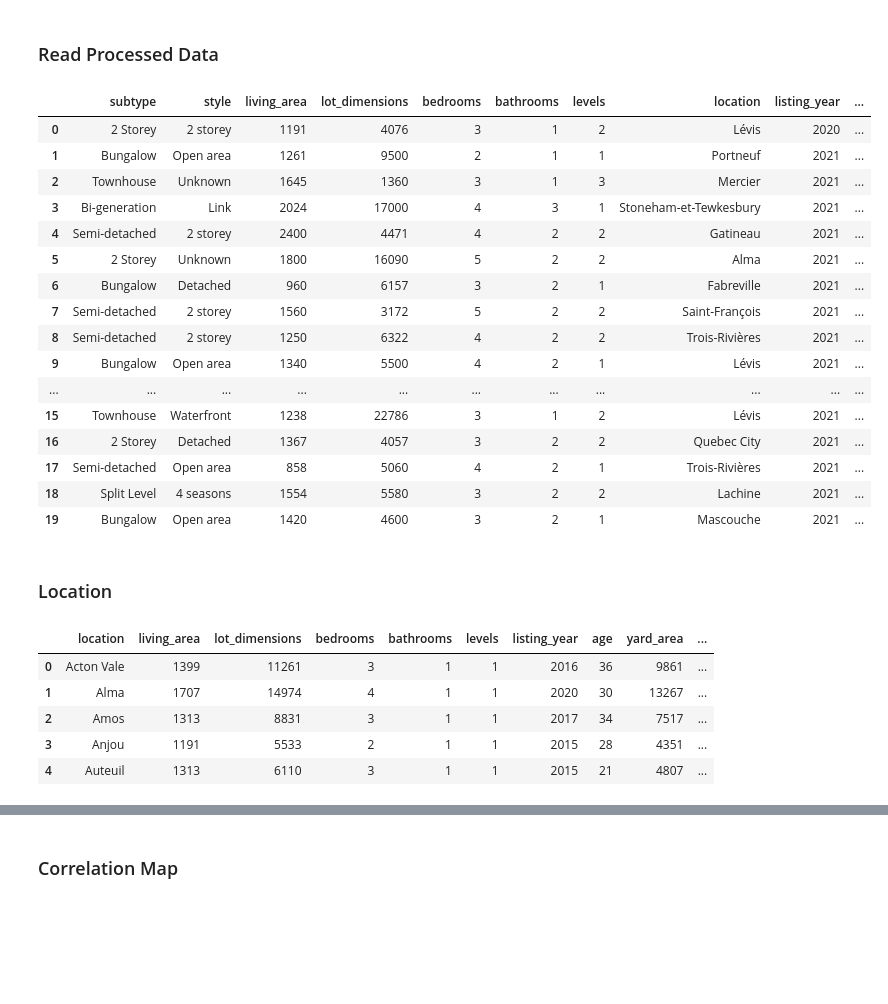
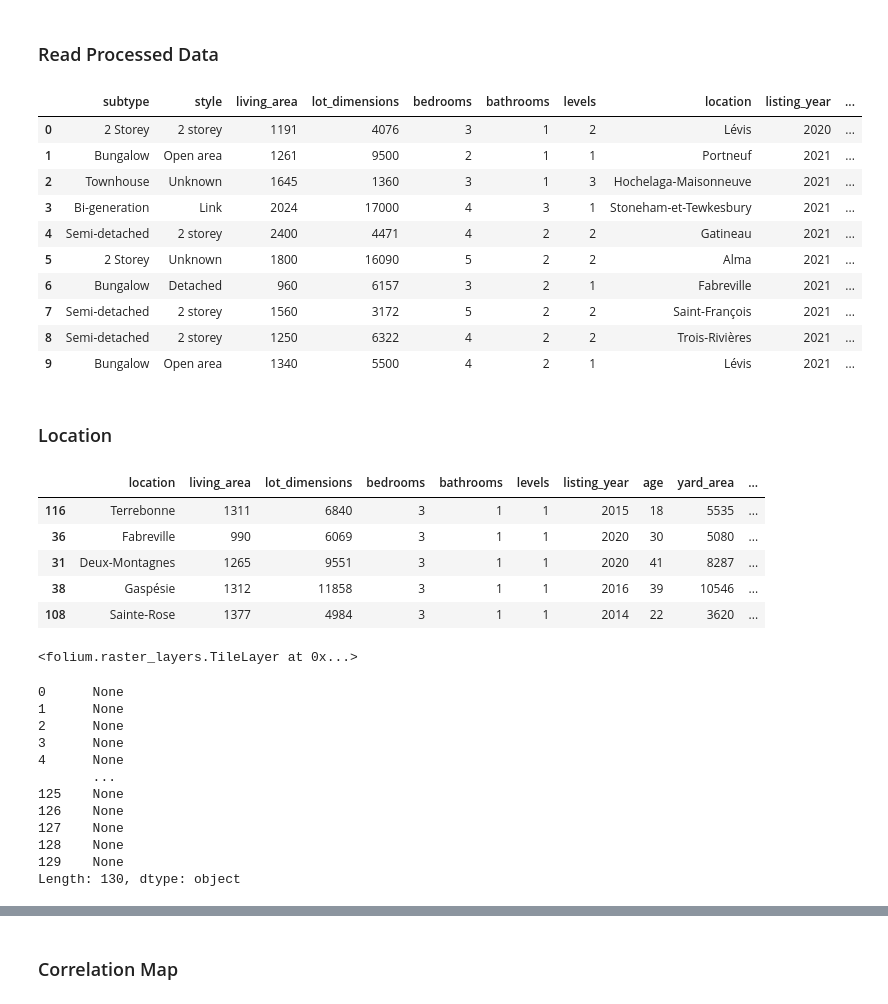
Before and after one commit to simkass/quebec-real-estate-analysis, a Jupyter notebook: notebooks/visualization.ipynb, the cells around one changed output, grey strips where cells are left out. Cells and saved outputs as stored; diff of their text form; code cells hidden in the pictures; blank space fills up the shorter version.

```diff
--- a/notebooks/visualization.ipynb
+++ b/notebooks/visualization.ipynb
@@ -35,12 +38,12 @@ def get_plot_kws(scatter_kws: str, line_kws: str):
 ### Read Processed Data
 # %%
 listings_df = pd.read_csv('../data/processed/processed_listings.csv')
-listings_df.head(20)
+listings_df.head(10)
 # %% [output]
 |  | subtype | style | living_area | lot_dimensions | bedrooms | bathrooms | levels | location | listing_year | ... |
 | 0 | 2 Storey | 2 storey | 1191 | 4076 | 3 | 1 | 2 | Lévis | 2020 | ... |
 | 1 | Bungalow | Open area | 1261 | 9500 | 2 | 1 | 1 | Portneuf | 2021 | ... |
-| 2 | Townhouse | Unknown | 1645 | 1360 | 3 | 1 | 3 | Mercier | 2021 | ... |
+| 2 | Townhouse | Unknown | 1645 | 1360 | 3 | 1 | 3 | Hochelaga-Maisonneuve | 2021 | ... |
 | 3 | Bi-generation | Link | 2024 | 17000 | 4 | 3 | 1 | Stoneham-et-Tewkesbury | 2021 | ... |
 | 4 | Semi-detached | 2 storey | 2400 | 4471 | 4 | 2 | 2 | Gatineau | 2021 | ... |
 | 5 | 2 Storey | Unknown | 1800 | 16090 | 5 | 2 | 2 | Alma | 2021 | ... |
@@ -48,21 +51,15 @@ listings_df.head(20)
 | 7 | Semi-detached | 2 storey | 1560 | 3172 | 5 | 2 | 2 | Saint-François | 2021 | ... |
 | 8 | Semi-detached | 2 storey | 1250 | 6322 | 4 | 2 | 2 | Trois-Rivières | 2021 | ... |
 | 9 | Bungalow | Open area | 1340 | 5500 | 4 | 2 | 1 | Lévis | 2021 | ... |
-| ... | ... | ... | ... | ... | ... | ... | ... | ... | ... | ... |
-| 15 | Townhouse | Waterfront | 1238 | 22786 | 3 | 1 | 2 | Lévis | 2021 | ... |
-| 16 | 2 Storey | Detached | 1367 | 4057 | 3 | 2 | 2 | Quebec City | 2021 | ... |
-| 17 | Semi-detached | Open area | 858 | 5060 | 4 | 2 | 1 | Trois-Rivières | 2021 | ... |
-| 18 | Split Level | 4 seasons | 1554 | 5580 | 3 | 2 | 2 | Lachine | 2021 | ... |
-| 19 | Bungalow | Open area | 1420 | 4600 | 3 | 2 | 1 | Mascouche | 2021 | ... |
 # %% [markdown]
 ### Location
 # %%
 locations_df = pd.read_csv('../data/processed/visualization/locations.csv')
-locations_df.head()
+locations_df.sample(5)
 # %% [output]
 |  | location | living_area | lot_dimensions | bedrooms | bathrooms | levels | listing_year | age | yard_area | ... |
-| 0 | Acton Vale | 1399 | 11261 | 3 | 1 | 1 | 2016 | 36 | 9861 | ... |
-| 1 | Alma | 1707 | 14974 | 4 | 1 | 1 | 2020 | 30 | 13267 | ... |
-| 2 | Amos | 1313 | 8831 | 3 | 1 | 1 | 2017 | 34 | 7517 | ... |
-| 3 | Anjou | 1191 | 5533 | 2 | 1 | 1 | 2015 | 28 | 4351 | ... |
-| 4 | Auteuil | 1313 | 6110 | 3 | 1 | 1 | 2015 | 21 | 4807 | ... |
+| 116 | Terrebonne | 1311 | 6840 | 3 | 1 | 1 | 2015 | 18 | 5535 | ... |
+| 36 | Fabreville | 990 | 6069 | 3 | 1 | 1 | 2020 | 30 | 5080 | ... |
+| 31 | Deux-Montagnes | 1265 | 9551 | 3 | 1 | 1 | 2020 | 41 | 8287 | ... |
+| 38 | Gaspésie | 1312 | 11858 | 3 | 1 | 1 | 2016 | 39 | 10546 | ... |
+| 108 | Sainte-Rose | 1377 | 4984 | 3 | 1 | 1 | 2014 | 22 | 3620 | ... |
@@ -84,0 +66,5 @@ fig.show()
+# %%
+qc_map = folium.Map(location=[46.0, -73.5], zoom_start=8)
+folium.TileLayer('cartodbdark_matter').add_to(qc_map)  # Sets Tile Theme to (Dark Theme)
+# %% [output]
+<folium.raster_layers.TileLayer at 0x...>
@@ -84,0 +84,15 @@ fig.show()
+# %%
+locations_df.apply(plot_coordinate, axis=1)
+# %% [output]
+0      None
+1      None
+2      None
+3      None
+4      None
+       ...
+125    None
+126    None
+127    None
+128    None
+129    None
+Length: 130, dtype: object
```
Also changed, not shown: parts of 32 cells of this notebook, 6 other files.
